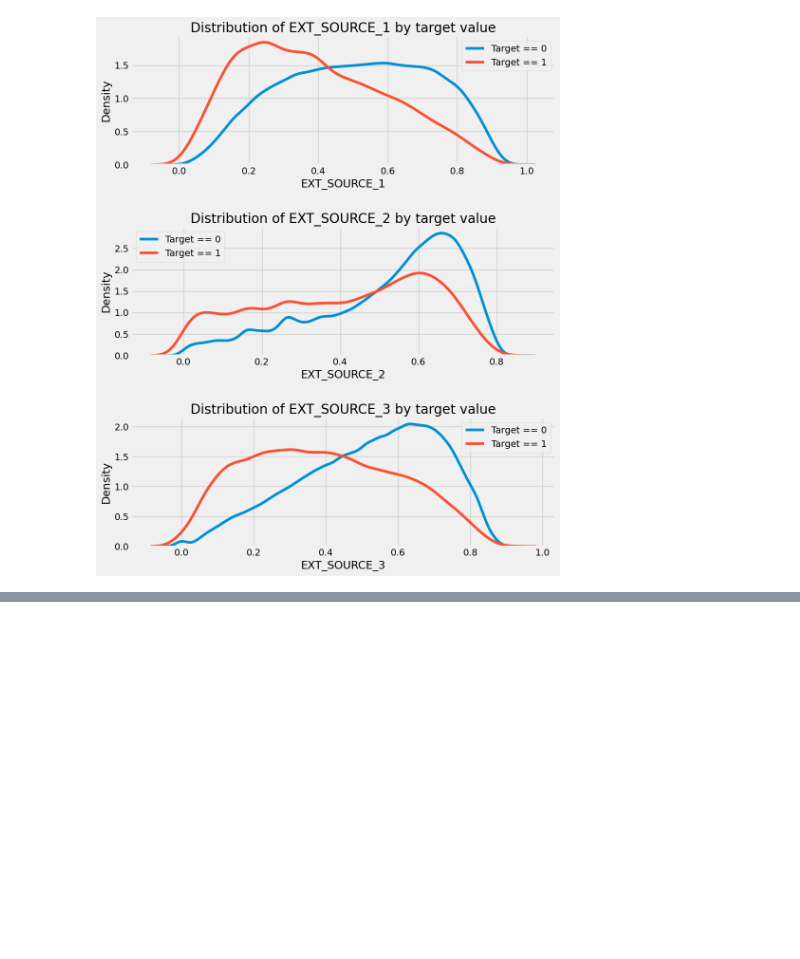
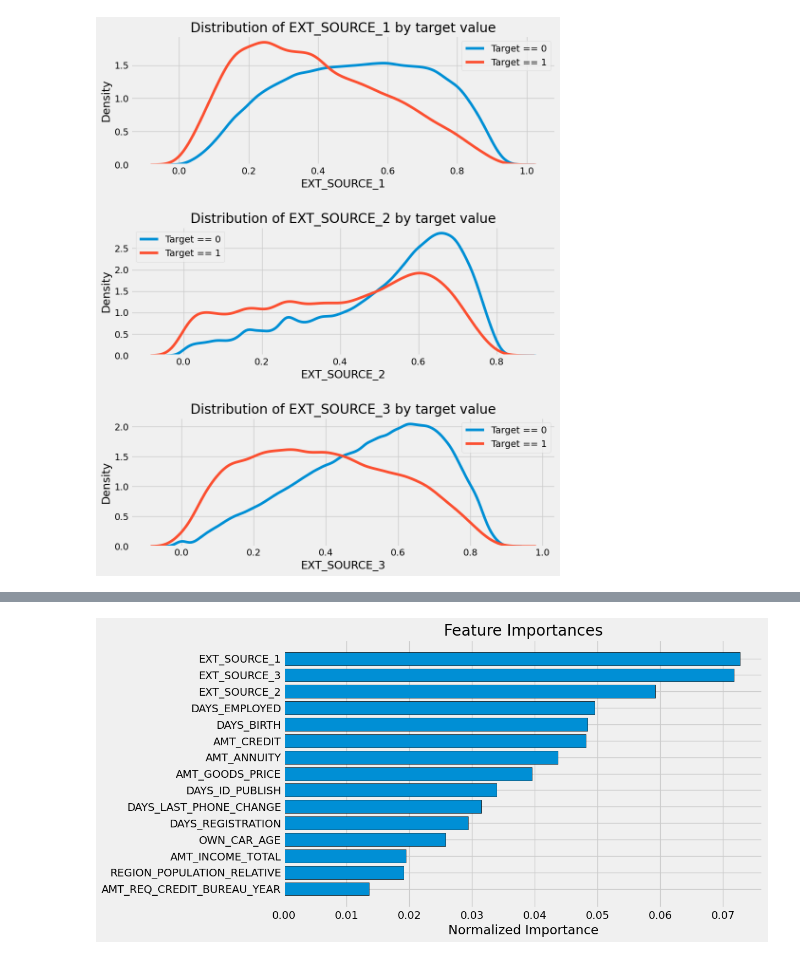
Before and after one commit to Giorgi-Tabatadze/home-credit-default-risk-kaggle-home-credit-group, a Jupyter notebook: starting-model.ipynb, the cells around one changed output, grey strips where cells are left out. Saved outputs shown, nothing was run; the diff lists cells and outputs as text; code cells hidden in the pictures; blank space fills up the shorter version.

```diff
--- a/starting-model.ipynb
+++ b/starting-model.ipynb
@@ -360,0 +818,4 @@ plt.tight_layout(h_pad=2.5)
+# %%
+submission, fi, metrics = model(application_train, application_test)
+print('Baseline metrics')
+print(metrics)
@@ -360,0 +840,4 @@ plt.tight_layout(h_pad=2.5)
+# %%
+fi_sorted = plot_feature_importances(fi)
+# %% [output]
+[figure, added]
```
Also changed, not shown: parts of 35 cells of this notebook, 2 other files.
